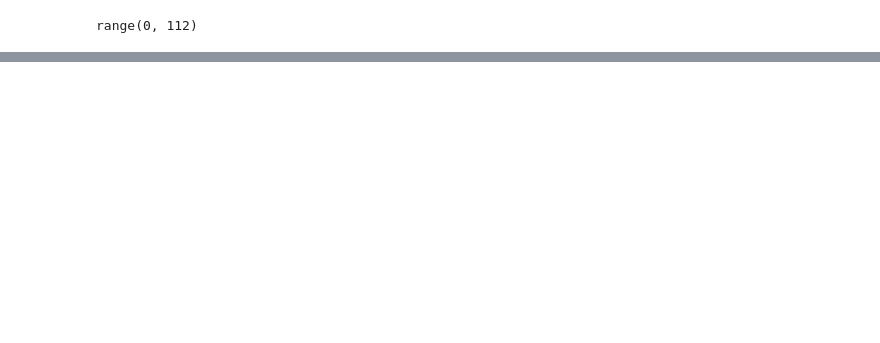
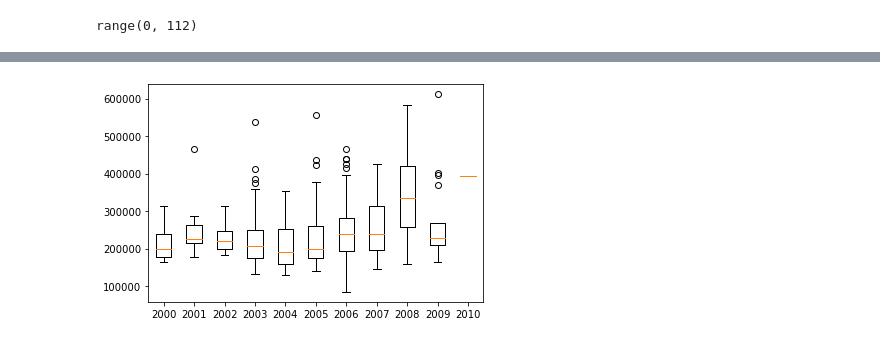
Before and after one commit to NandoGoncalves/House_Prices, a Jupyter notebook: house-prices_dataviz_a00.ipynb, the cells around one changed output, grey strips where cells are left out. Cells and saved outputs as stored; diff of their text form; code cells hidden in the pictures; blank space fills up the shorter version.

```diff
--- a/house-prices_dataviz_a00.ipynb
+++ b/house-prices_dataviz_a00.ipynb
@@ -63,0 +82,8 @@ ValueError: shape mismatch: objects cannot be broadcast to a single shape
+# %%
+SalePrices = list()
+
+
+for y in YearBuilts:
+    #df_train[df_train['YearBuilt'] == y]['SalePrice']
+    print(y)
+    SalePrices.append(df_train[df_train['YearBuilt'] == y]['SalePrice'] )
@@ -63,0 +126,5 @@ ValueError: shape mismatch: objects cannot be broadcast to a single shape
+# %%
+plt.boxplot(SalePrices)
+plt.xticks(range(1, len(YearBuilts)+1),YearBuilts);
+# %% [output]
+[figure, added]
```
Also changed, not shown: parts of 14 cells of this notebook.
